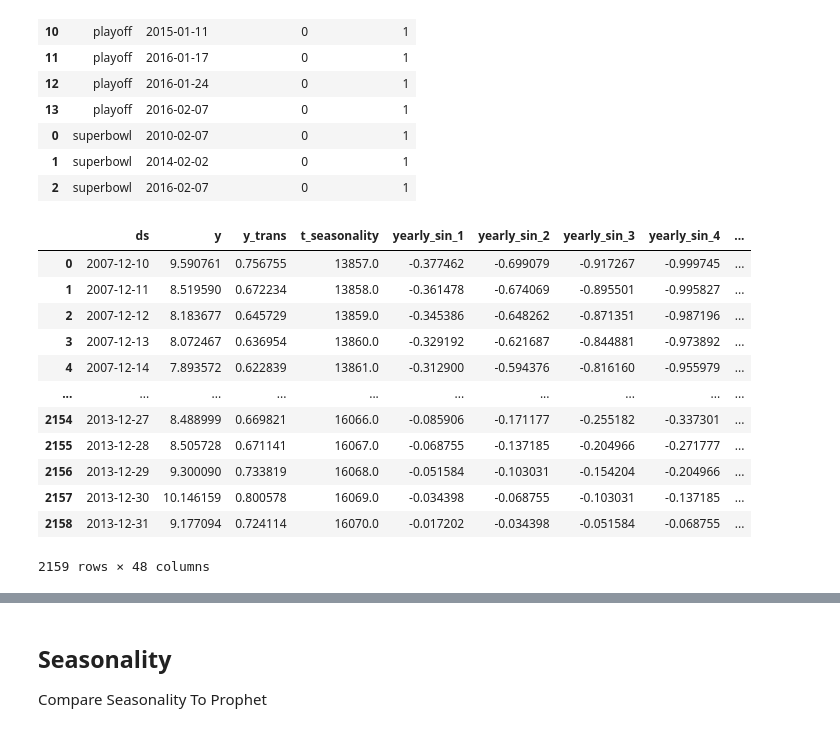
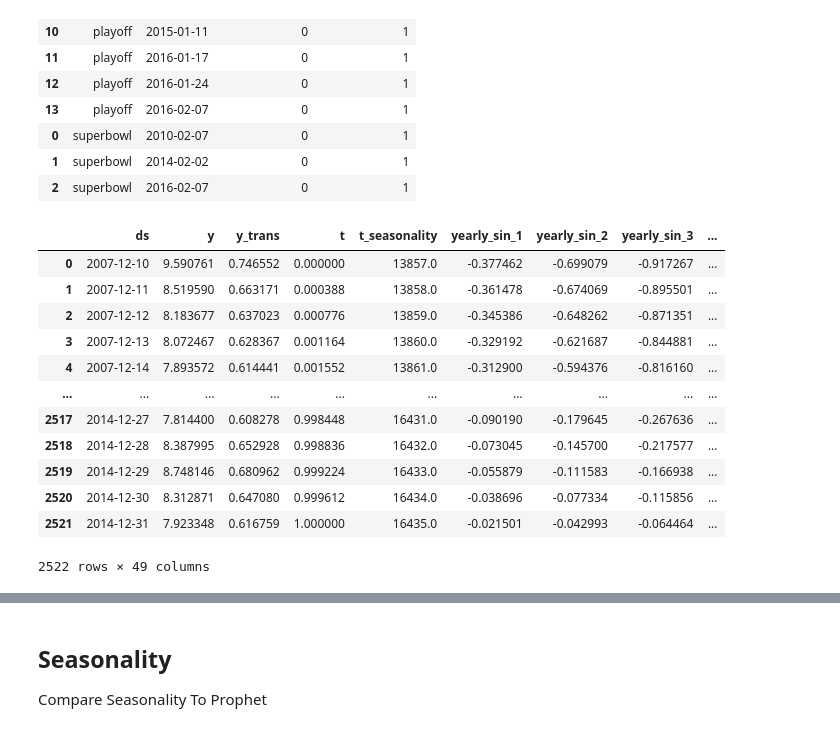
Before and after one commit to JakeRobertBaker/pymc_prophet, a Jupyter notebook: scratch_pymc_prophet_example.ipynb, the cells around one changed output, grey strips where cells are left out. Drawn from its saved outputs; the diff is of its cells as text; code cells hidden in the pictures.

```diff
--- a/scratch_pymc_prophet_example.ipynb
+++ b/scratch_pymc_prophet_example.ipynb
@@ -116,32 +116,32 @@ holidays
 | 1 | superbowl | 2014-02-02 | 0 | 1 |
 | 2 | superbowl | 2016-02-07 | 0 | 1 |
 # %%
-train_df = df.query("ds.dt.year < 2014")
+train_df = df.query("ds.dt.year <= 2014")
 test_df = df.query("ds.dt.year > 2014")
 
 
 
 ts_config = BayesTSConfig()
 ts_model = BayesTS(ts_config)
 ts_model.add_holiday_country("US")
 ts_model.add_holiday(holidays)
 ts_model.assign_model_matrix(train_df)
 
 ts_model.model_df
 # %% [output]
-|  | ds | y | y_trans | t_seasonality | yearly_sin_1 | yearly_sin_2 | yearly_sin_3 | yearly_sin_4 | ... |
-| 0 | 2007-12-10 | 9.590761 | 0.756755 | 13857.0 | -0.377462 | -0.699079 | -0.917267 | -0.999745 | ... |
-| 1 | 2007-12-11 | 8.519590 | 0.672234 | 13858.0 | -0.361478 | -0.674069 | -0.895501 | -0.995827 | ... |
-| 2 | 2007-12-12 | 8.183677 | 0.645729 | 13859.0 | -0.345386 | -0.648262 | -0.871351 | -0.987196 | ... |
-| 3 | 2007-12-13 | 8.072467 | 0.636954 | 13860.0 | -0.329192 | -0.621687 | -0.844881 | -0.973892 | ... |
-| 4 | 2007-12-14 | 7.893572 | 0.622839 | 13861.0 | -0.312900 | -0.594376 | -0.816160 | -0.955979 | ... |
+|  | ds | y | y_trans | t | t_seasonality | yearly_sin_1 | yearly_sin_2 | yearly_sin_3 | ... |
+| 0 | 2007-12-10 | 9.590761 | 0.746552 | 0.000000 | 13857.0 | -0.377462 | -0.699079 | -0.917267 | ... |
+| 1 | 2007-12-11 | 8.519590 | 0.663171 | 0.000388 | 13858.0 | -0.361478 | -0.674069 | -0.895501 | ... |
+| 2 | 2007-12-12 | 8.183677 | 0.637023 | 0.000776 | 13859.0 | -0.345386 | -0.648262 | -0.871351 | ... |
+| 3 | 2007-12-13 | 8.072467 | 0.628367 | 0.001164 | 13860.0 | -0.329192 | -0.621687 | -0.844881 | ... |
+| 4 | 2007-12-14 | 7.893572 | 0.614441 | 0.001552 | 13861.0 | -0.312900 | -0.594376 | -0.816160 | ... |
 | ... | ... | ... | ... | ... | ... | ... | ... | ... | ... |
-| 2154 | 2013-12-27 | 8.488999 | 0.669821 | 16066.0 | -0.085906 | -0.171177 | -0.255182 | -0.337301 | ... |
-| 2155 | 2013-12-28 | 8.505728 | 0.671141 | 16067.0 | -0.068755 | -0.137185 | -0.204966 | -0.271777 | ... |
-| 2156 | 2013-12-29 | 9.300090 | 0.733819 | 16068.0 | -0.051584 | -0.103031 | -0.154204 | -0.204966 | ... |
-| 2157 | 2013-12-30 | 10.146159 | 0.800578 | 16069.0 | -0.034398 | -0.068755 | -0.103031 | -0.137185 | ... |
-| 2158 | 2013-12-31 | 9.177094 | 0.724114 | 16070.0 | -0.017202 | -0.034398 | -0.051584 | -0.068755 | ... |
+| 2517 | 2014-12-27 | 7.814400 | 0.608278 | 0.998448 | 16431.0 | -0.090190 | -0.179645 | -0.267636 | ... |
+| 2518 | 2014-12-28 | 8.387995 | 0.652928 | 0.998836 | 16432.0 | -0.073045 | -0.145700 | -0.217577 | ... |
+| 2519 | 2014-12-29 | 8.748146 | 0.680962 | 0.999224 | 16433.0 | -0.055879 | -0.111583 | -0.166938 | ... |
+| 2520 | 2014-12-30 | 8.312871 | 0.647080 | 0.999612 | 16434.0 | -0.038696 | -0.077334 | -0.115856 | ... |
+| 2521 | 2014-12-31 | 7.923348 | 0.616759 | 1.000000 | 16435.0 | -0.021501 | -0.042993 | -0.064464 | ... |
-2159 rows × 48 columns
+2522 rows × 49 columns
 # %%
 ts_model.produce_model_matrix(test_df)
 # %% [output]
```
Also changed, not shown: parts of 5 cells of this notebook, 1 other file.
